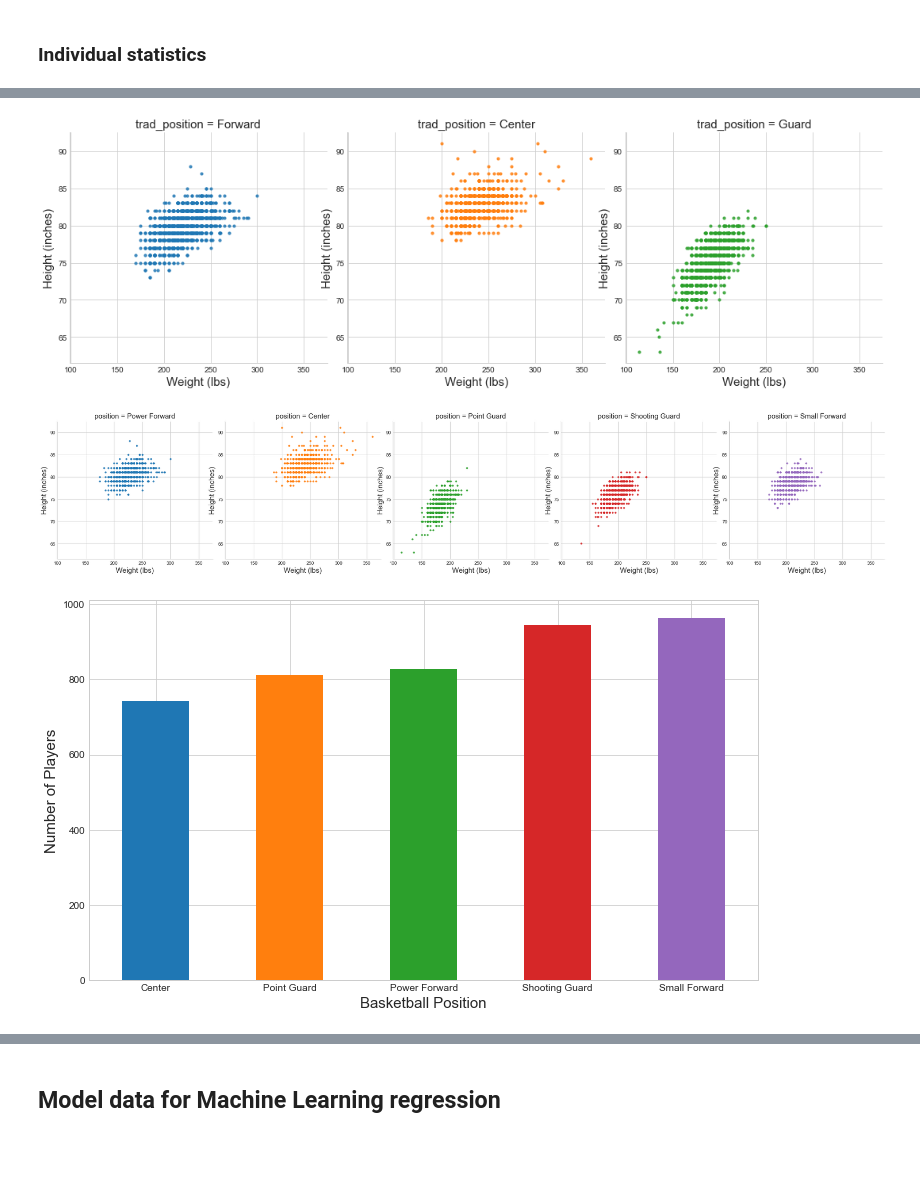
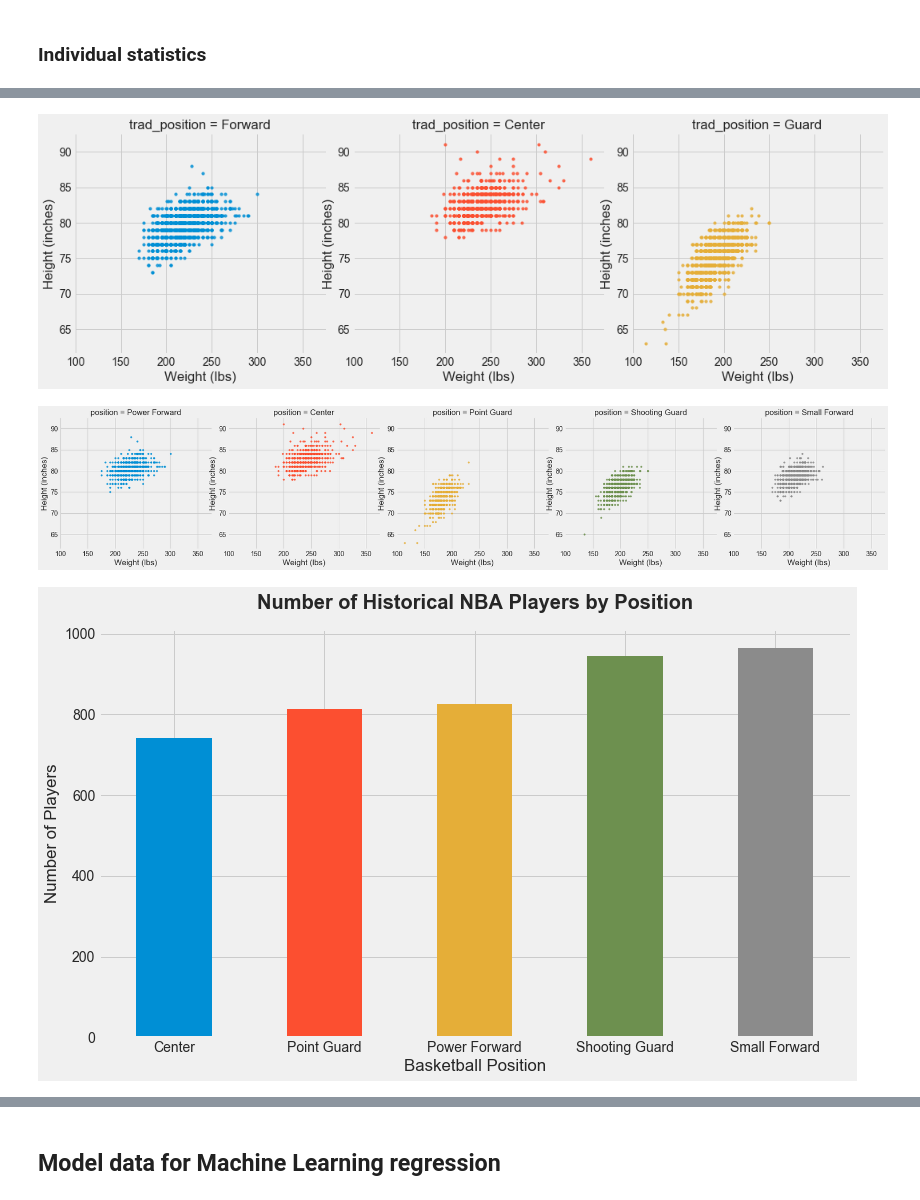
Before and after one commit to ymericson/NBA-player-info, a Jupyter notebook: NBA players stats.ipynb, the cells around one changed output, grey strips where cells are left out. Cells and saved outputs as stored; diff of their text form; code cells hidden in the pictures; blank space fills up the shorter version.

```diff
--- a/NBA players stats.ipynb
+++ b/NBA players stats.ipynb
@@ -45,14 +46,15 @@ Here are the features from the dataframe:
 # %% [markdown]
 ### Individual statistics
 # %%
+plt.style.use('fivethirtyeight')
+
 plt.figure(figsize=(14,10))
 
 ax = sns.regplot(x='weight', y='height_inches', data=players,
                  color='grey', fit_reg=False, scatter_kws={"s": 20})
 
 ax.set(xlabel='Weight (lbs)', ylabel='Height (inches)')
-plt.rcParams["axes.labelsize"] = 15
-plt.title('Historical Height and Weight of NBA Players', fontsize=17)
+plt.title('Historical Height and Weight of NBA Players', fontsize=20, fontweight="bold")
 
 plt.savefig('all-graphs/height_weight.png')
 # %% [output]
@@ -60,4 +62,6 @@ plt.savefig('all-graphs/height_weight.png')
 # %%
+plt.style.use('fivethirtyeight')
+
 ax = sns.lmplot(x="weight", y="height_inches", data=players,
                col='trad_position', hue='trad_position',
                x_jitter=.1, fit_reg=False, scatter_kws={"s": 10})
@@ -66,8 +70,10 @@ ax.set(xlabel='Weight (lbs)', ylabel='Height (inches)')
 
 plt.savefig('all-graphs/height_weight_3pos.png')
 # %% [output]
-[figure, old version]
+[figure, new version]
 # %%
+plt.style.use('fivethirtyeight')
+
 ax = sns.lmplot(x="weight", y="height_inches", data=players,
                col='position', hue='position',
                x_jitter=.1, fit_reg=False, scatter_kws={"s": 10})
@@ -76,12 +82,16 @@ ax.set(xlabel='Weight (lbs)', ylabel='Height (inches)')
 
 plt.savefig('all-graphs/height_weight_5pos.png')
 # %% [output]
-[figure, old version]
+[figure, new version]
 # %%
+plt.style.use('fivethirtyeight')
+
 ax = players.groupby('position').count()['trad_position'].plot.bar(figsize=(12,7), rot=0)
 ax.set(xlabel='Basketball Position', ylabel='Number of Players')
 
+plt.title('Number of Historical NBA Players by Position', fontsize=20, fontweight="bold")
+
 plt.savefig('all-graphs/num_pos.png')
 # %% [output]
-[figure, old version]
+[figure, new version]
 # %%
```
Also changed, not shown: parts of 46 cells of this notebook, 13 other files.
